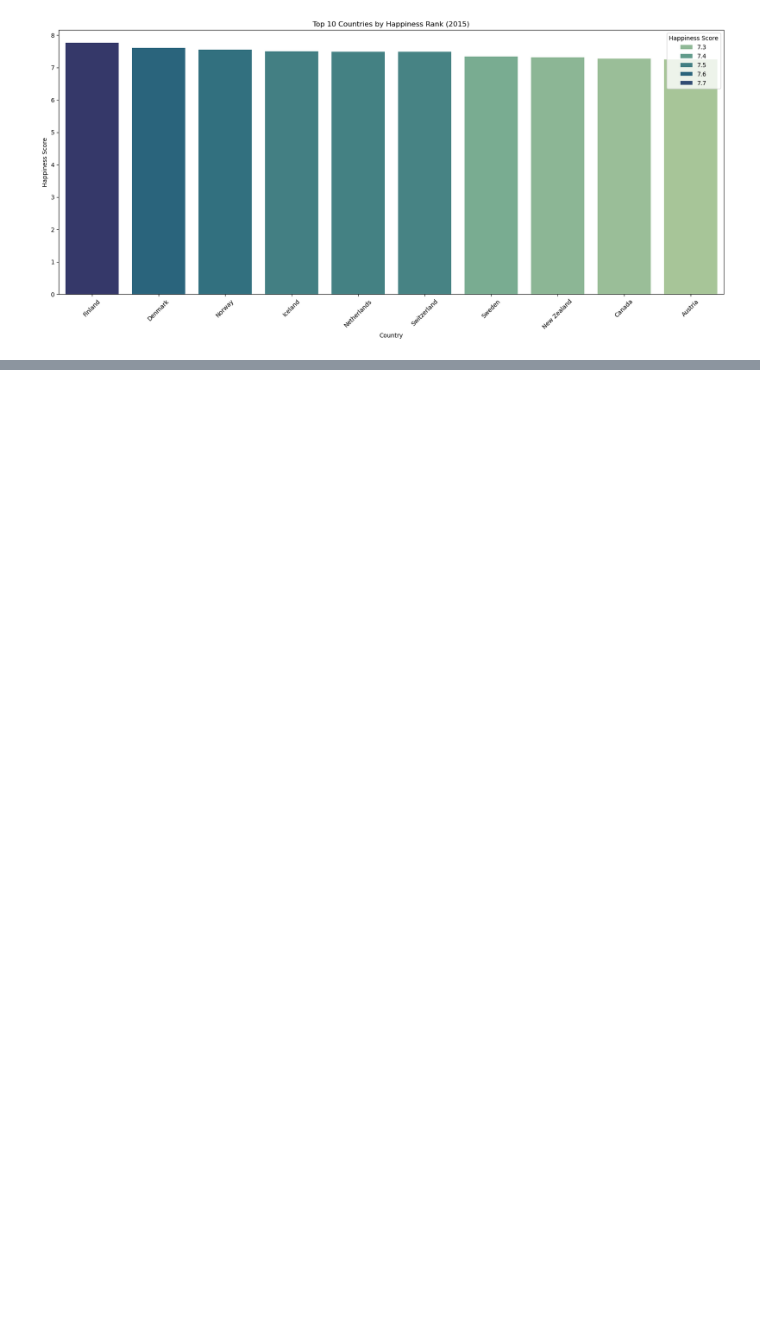
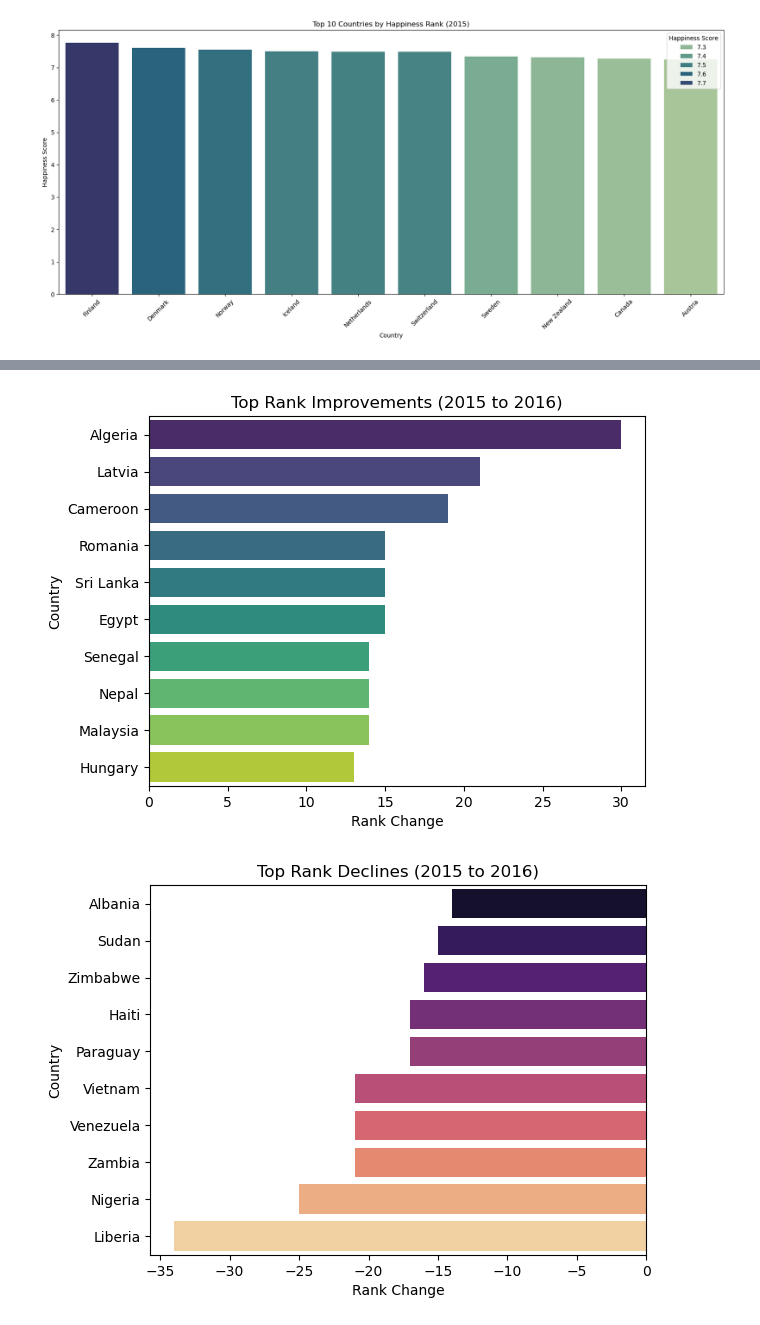
Before and after one commit to Tuwaiq-DS-ML-bootcamp-V-9/Usecase-2, a Jupyter notebook: EDA explain template.ipynb, the cells around one changed output, grey strips where cells are left out. Drawn from its saved outputs; the diff is of its cells as text; code cells hidden in the pictures; blank space fills up the shorter version.

```diff
--- a/EDA explain template.ipynb
+++ b/EDA explain template.ipynb
@@ -1281,0 +1252,31 @@ We could also use a correlation matrix to get more specific information about th
+# %%
+# Visualization of rank improvements (2015 to 2016)
+top_rank_improvements = rank_change_2015_2016.head(10)
+
+sns.barplot(x='Rank Change',
+            y='Country',
+            data=top_rank_improvements,
+            hue='Country' ,
+            palette='viridis')
+
+plt.title('Top Rank Improvements (2015 to 2016)')
+plt.xlabel('Rank Change')
+plt.ylabel('Country')
+plt.show()
+
+# Visualization of rank declines (2015 to 2016)
+top_rank_declines = rank_change_2015_2016.tail(10)
+
+sns.barplot(x='Rank Change',
+            y='Country',
+            data=top_rank_declines,
+            hue='Country',
+            palette='magma')
+
+plt.title('Top Rank Declines (2015 to 2016)')
+plt.xlabel('Rank Change')
+plt.ylabel('Country')
+plt.show()
+# %% [output]
+[figure, added]
+[figure, added]
```
Also changed, not shown: parts of 42 cells of this notebook.
